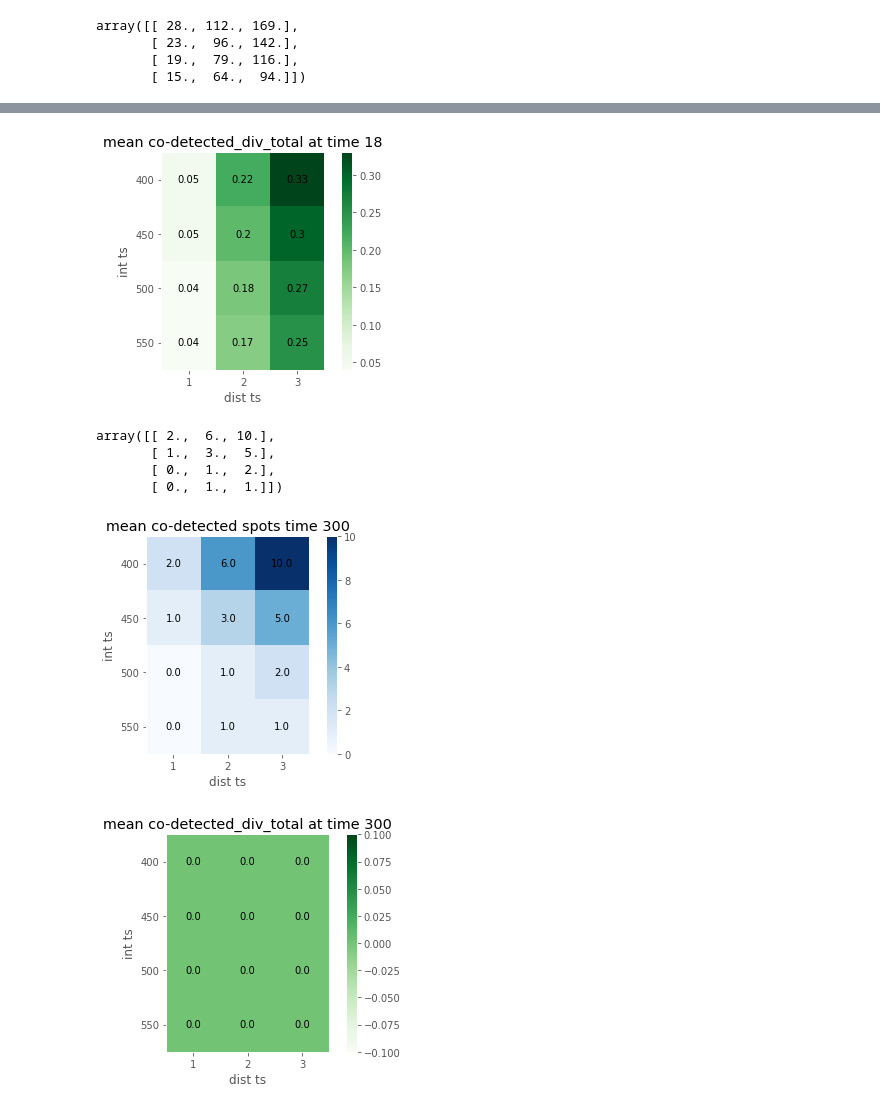
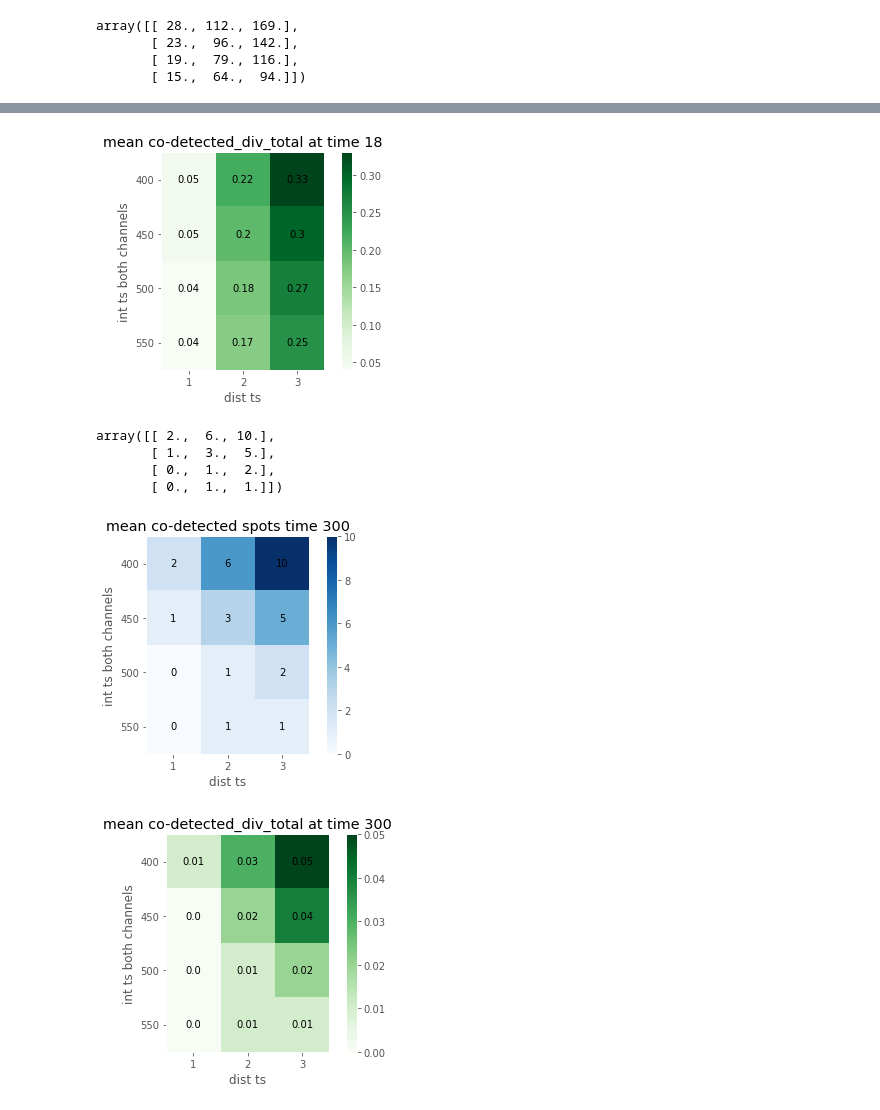
Before and after one commit to MunskyGroup/FISH_Processing, a Jupyter notebook: notebooks/FISH_data_interpretaton_Huy_displaying_data.ipynb, the cells around one changed output, grey strips where cells are left out. Drawn from its saved outputs; the diff is of its cells as text; code cells hidden in the pictures.

```diff
--- a/notebooks/FISH_data_interpretaton_Huy_displaying_data.ipynb
+++ b/notebooks/FISH_data_interpretaton_Huy_displaying_data.ipynb
@@ -127,14 +127,14 @@ array([[0.08, 0.31, 0.46],
 # %%
 fig, ax = plt.subplots(1,1)
 img = ax.imshow(matrix_number_spots_time_0,cmap='Blues')
-for (j,i),label in np.ndenumerate(matrix_number_spots_time_0):
+for (j,i),label in np.ndenumerate(matrix_number_spots_time_0.astype('int')):
     ax.text(i,j,label,ha='center',va='center')
 ax.set_yticks([0,1,2,3])
 ax.set_xticks([0,1,2])
 ax.set_xticklabels(list_thresholds_distance)
 ax.set_yticklabels(list_thresholds_intensity)
 ax.set_xlabel('dist ts')
-ax.set_ylabel('int ts')
+ax.set_ylabel('int ts both channels')
 ax.set_title('mean co-detected spots time 0')
 fig.colorbar(img)
 plt.grid(None)
@@ -182,14 +182,14 @@ array([[ 28., 112., 169.],
 # %%
 fig, ax = plt.subplots(1,1)
 img = ax.imshow(matrix_number_spots_tme_18,cmap='Blues')
-for (j,i),label in np.ndenumerate(matrix_number_spots_tme_18):
+for (j,i),label in np.ndenumerate(matrix_number_spots_tme_18.astype('int')):
     ax.text(i,j,label,ha='center',va='center')
 ax.set_yticks([0,1,2,3])
 ax.set_xticks([0,1,2])
 ax.set_xticklabels(list_thresholds_distance)
 ax.set_yticklabels(list_thresholds_intensity)
 ax.set_xlabel('dist ts')
-ax.set_ylabel('int ts')
+ax.set_ylabel('int ts both channels')
 ax.set_title('mean co-detected spots time 18')
 fig.colorbar(img)
 plt.grid(None)
@@ -206,13 +206,13 @@ ax.set_xticks([0,1,2])
 ax.set_xticklabels(list_thresholds_distance)
 ax.set_yticklabels(list_thresholds_intensity)
 ax.set_xlabel('dist ts')
-ax.set_ylabel('int ts')
+ax.set_ylabel('int ts both channels')
 ax.set_title(r'mean co-detected_div_total at time 18')
 fig.colorbar(img)
 plt.grid(None)
 plt.show()
 # %% [output]
-[figure, old version]
+[figure, new version]
 # %%
 matrix_number_spots_tme_300 = np.zeros( (len(list_thresholds_intensity),len(list_thresholds_distance)) )
 matrix_both_by_total_time_300 = np.zeros( (len(list_thresholds_intensity),len(list_thresholds_distance)) )
@@ -220,7 +220,7 @@ matrix_both_by_total_time_300 = np.zeros( (len(list_thresholds_intensity),len(li
 for int, ts_intensity in enumerate(list_thresholds_intensity):
     for d, ts_distance in enumerate(list_thresholds_distance):
         df_name_loop = 'MS2_CY5_time_300_int_'+str(ts_intensity)+'_dist_'+str(ts_distance)
-        matrix_both_by_total_time_18[int, d] =   np.round(
+        matrix_both_by_total_time_300[int, d] =   np.round(
                                                 np.mean (
                                                 np.nan_to_num(
                                                 np.divide( dic_dataframes[df_name_loop]['num_0_1'].values ,  dic_dataframes[df_name_loop]['total'].values)
@@ -237,34 +237,34 @@ array([[ 2.,  6., 10.],
 # %%
 fig, ax = plt.subplots(1,1)
 img = ax.imshow(matrix_number_spots_tme_300,cmap='Blues')
-for (j,i),label in np.ndenumerate(matrix_number_spots_tme_300):
+for (j,i),label in np.ndenumerate(matrix_number_spots_tme_300.astype('int')):
     ax.text(i,j,label,ha='center',va='center')
 ax.set_yticks([0,1,2,3])
 ax.set_xticks([0,1,2])
 ax.set_xticklabels(list_thresholds_distance)
 ax.set_yticklabels(list_thresholds_intensity)
 ax.set_xlabel('dist ts')
-ax.set_ylabel('int ts')
+ax.set_ylabel('int ts both channels')
 ax.set_title('mean co-detected spots time 300')
 fig.colorbar(img)
 plt.grid(None)
 plt.show()
 # %% [output]
-[figure, old version]
+[figure, new version]
 # %%
 fig, ax = plt.subplots(1,1)
 img = ax.imshow(matrix_both_by_total_time_300,cmap='Greens')
 for (j,i),label in np.ndenumerate(matrix_both_by_total_time_300):
     ax.text(i,j,label,ha='center',va='center')
 ax.set_yticks([0,1,2,3])
 ax.set_xticks([0,1,2])
 ax.set_xticklabels(list_thresholds_distance)
 ax.set_yticklabels(list_thresholds_intensity)
 ax.set_xlabel('dist ts')
-ax.set_ylabel('int ts')
+ax.set_ylabel('int ts both channels')
 ax.set_title(r'mean co-detected_div_total at time 300')
 fig.colorbar(img)
 plt.grid(None)
 plt.show()
 # %% [output]
-[figure, old version]
+[figure, new version]
```
Also changed, not shown: parts of 4 cells of this notebook, 1 other file.
